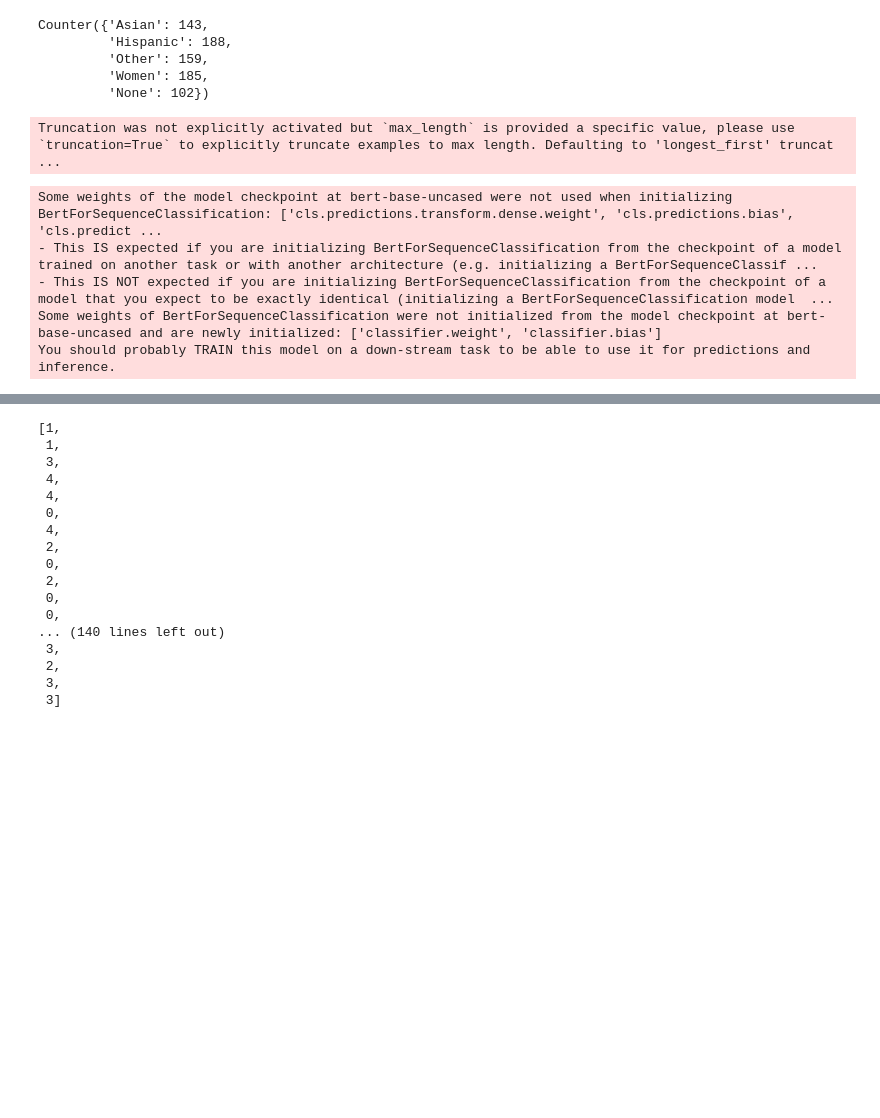
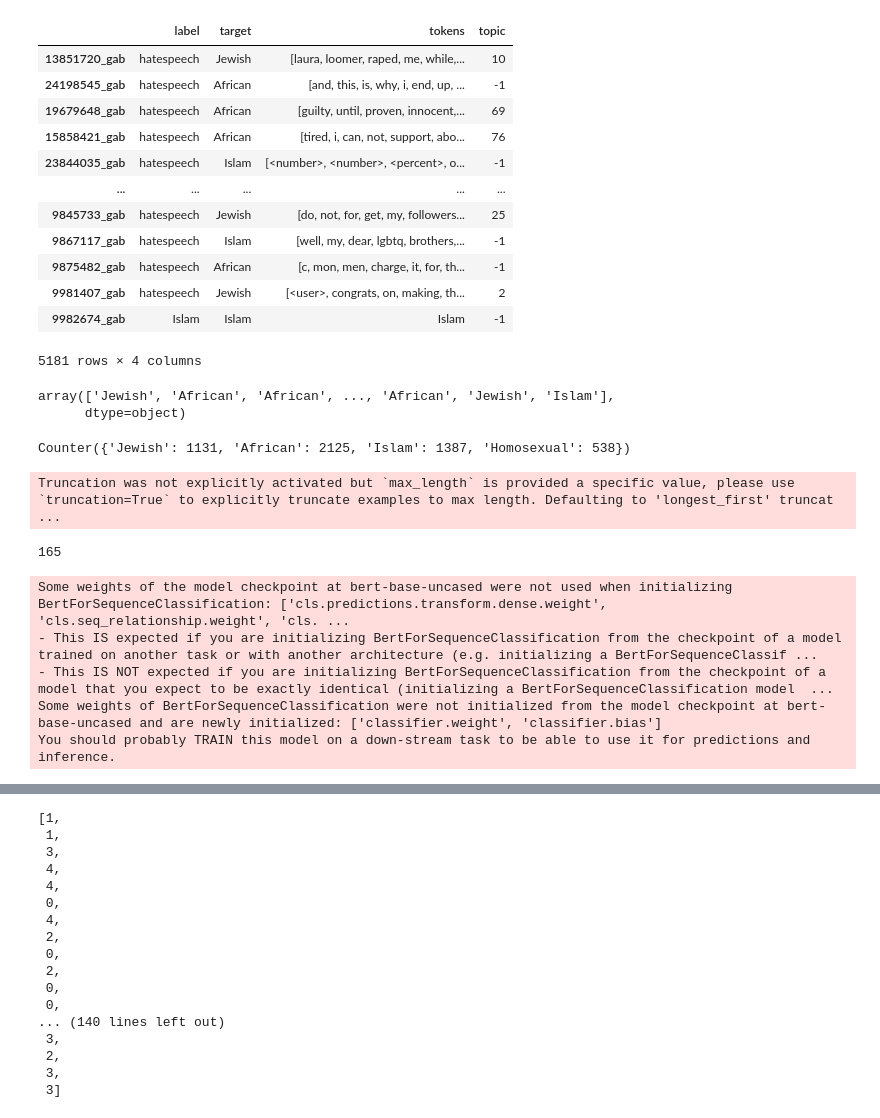
Before and after one commit to NadavSc/HateRecognition, a Jupyter notebook: target_model/fine_tune_notebook.ipynb, the cells around one changed output, grey strips where cells are left out. Drawn from its saved outputs; the diff is of its cells as text; code cells hidden in the pictures; blank space fills up the shorter version.

```diff
--- a/target_model/fine_tune_notebook.ipynb
+++ b/target_model/fine_tune_notebook.ipynb
@@ -26,5 +26,7 @@ for key, post in data.items():
 df = pd.DataFrame(new_data).T
 hate_df = df[df['label']=='hatespeech']
 labels_counter = Counter(hate_df.target.tolist())
-# hate_df = hate_df[hate_df['target'].isin(x[0] for x in labels_counter.most_common(6))]
-hate_df = hate_df[hate_df['target'].isin({'Asian', 'Other', 'None', 'Women', 'Hispanic'})]
+docs = [' '.join(x) for x in df.tokens.values]
+# hate_df = hate_df[hate_df['target'].isin({'Asian', 'Other', 'None', 'Women', 'Hispanic'})]
+hate_df[hate_df['target']=='Arab'] = 'Islam'
+hate_df = hate_df[hate_df['target'].isin(x[0] for x in labels_counter.most_common(4))]
@@ -30,0 +43,5 @@ hate_df = hate_df[hate_df['target'].isin({'Asian', 'Other', 'None', 'Women', 'Hi
+# %%
+from bertopic import BERTopic
+
+topic_model = BERTopic(language="english", calculate_probabilities=True, verbose=True)
+topics, probs = topic_model.fit_transform(docs)
@@ -31,16 +73,35 @@ hate_df = hate_df[hate_df['target'].isin({'Asian', 'Other', 'None', 'Women', 'Hi
+# %%
+df['topic'] = topics
+hate_df = pd.merge(hate_df, df['topic'], left_index=True, right_index=True)
+hate_df
+# %% [output]
+|  | label | target | tokens | topic |
+| 13851720_gab | hatespeech | Jewish | [laura, loomer, raped, me, while,... | 10 |
+| 24198545_gab | hatespeech | African | [and, this, is, why, i, end, up, ... | -1 |
+| 19679648_gab | hatespeech | African | [guilty, until, proven, innocent,... | 69 |
+| 15858421_gab | hatespeech | African | [tired, i, can, not, support, abo... | 76 |
+| 23844035_gab | hatespeech | Islam | [<number>, <number>, <percent>, o... | -1 |
+| ... | ... | ... | ... | ... |
+| 9845733_gab | hatespeech | Jewish | [do, not, for, get, my, followers... | 25 |
+| 9867117_gab | hatespeech | Islam | [well, my, dear, lgbtq, brothers,... | -1 |
+| 9875482_gab | hatespeech | African | [c, mon, men, charge, it, for, th... | -1 |
+| 9981407_gab | hatespeech | Jewish | [<user>, congrats, on, making, th... | 2 |
+| 9982674_gab | Islam | Islam | Islam | -1 |
+5181 rows × 4 columns
 # %%
 text = hate_df.tokens.values
 labels = hate_df.target.values
 unique_labels= list(set(labels))
 num_labels= len(unique_labels)
+# %%
+labels
+# %% [output]
+array(['Jewish', 'African', 'African', ..., 'African', 'Jewish', 'Islam'],
+      dtype=object)
 # %%
 Counter(labels.tolist())
 # %% [output]
-Counter({'Asian': 143,
-         'Hispanic': 188,
-         'Other': 159,
-         'Women': 185,
-         'None': 102})
+Counter({'Jewish': 1131, 'African': 2125, 'Islam': 1387, 'Homosexual': 538})
 # %%
 tokenizer = BertTokenizer.from_pretrained(
     'bert-base-uncased',
@@ -48,29 +110,41 @@ tokenizer = BertTokenizer.from_pretrained(
     )
 # %%
+import sklearn
 token_id = []
 attention_masks = []
-le = preprocessing.LabelEncoder()
+le = sklearn.preprocessing.LabelEncoder()
 le.fit(labels)
-
-def preprocessing(input_text, tokenizer):
+MAX_LEN = max([len(x) for x in text])
+print(MAX_LEN)
+def preprocessing(input_text, topic_name, tokenizer):
   '''
   Returns <class transformers.tokenization_utils_base.BatchEncoding> with the following fields:
     - input_ids: list of token ids
     - token_type_ids: list of token type ids
     - attention_mask: list of indices (0,1) specifying which tokens should considered by the model (return_attention_mask = True).
   '''
+
+  tokens_text = tokenizer.tokenize(' '.join(input_text))
+  tokens_topic = tokenizer.tokenize(topic_name)
+  tokens = tokens_text+['[SEP]'] + tokens_topic
   return tokenizer.encode_plus(
-                        input_text,
+                        tokens,
                         add_special_tokens = True,
-                        max_length = 32,
+                        max_length = MAX_LEN,
                         pad_to_max_length = True,
                         return_attention_mask = True,
                         return_tensors = 'pt'
                    )
 
 
-for sample in text:
-  encoding_dict = preprocessing(' '.join(sample), tokenizer)
+def get_topic_name_by_doc_ind(i):
+    topic = hate_df.reset_index().iloc[i]['topic']
+    topic_name = topic_model.topic_names[topic]
+    return topic_name
+
+for i, sample in enumerate(text):
+  topic_name = get_topic_name_by_doc_ind(i)
+  encoding_dict = preprocessing(sample, topic_name, tokenizer)
   token_id.append(encoding_dict['input_ids'])
   attention_masks.append(encoding_dict['attention_mask'])
 
@@ -80,6 +154,7 @@ attention_masks = torch.cat(attention_masks, dim = 0)
 labels = torch.tensor(le.transform(labels))
 # %% [output]
 Truncation was not explicitly activated but `max_length` is provided a specific value, please use `truncation=True` to explicitly truncate examples to max length. Defaulting to 'longest_first' truncat ...
+165
 # %%
 
 val_ratio = 0.2
@@ -128,11 +203,8 @@ optimizer = torch.optim.AdamW(model.parameters(),
                               lr = 5e-6,
                               eps = 1e-08
                               )
-
-# Run on GPU
-# model.cuda()
 # %% [output]
-Some weights of the model checkpoint at bert-base-uncased were not used when initializing BertForSequenceClassification: ['cls.predictions.transform.dense.weight', 'cls.predictions.bias', 'cls.predict ...
+Some weights of the model checkpoint at bert-base-uncased were not used when initializing BertForSequenceClassification: ['cls.predictions.transform.dense.weight', 'cls.seq_relationship.weight', 'cls. ...
 - This IS expected if you are initializing BertForSequenceClassification from the checkpoint of a model trained on another task or with another architecture (e.g. initializing a BertForSequenceClassif ...
 - This IS NOT expected if you are initializing BertForSequenceClassification from the checkpoint of a model that you expect to be exactly identical (initializing a BertForSequenceClassification model  ...
 Some weights of BertForSequenceClassification were not initialized from the model checkpoint at bert-base-uncased and are newly initialized: ['classifier.weight', 'classifier.bias']
```
Also changed, not shown: parts of 8 cells of this notebook.
